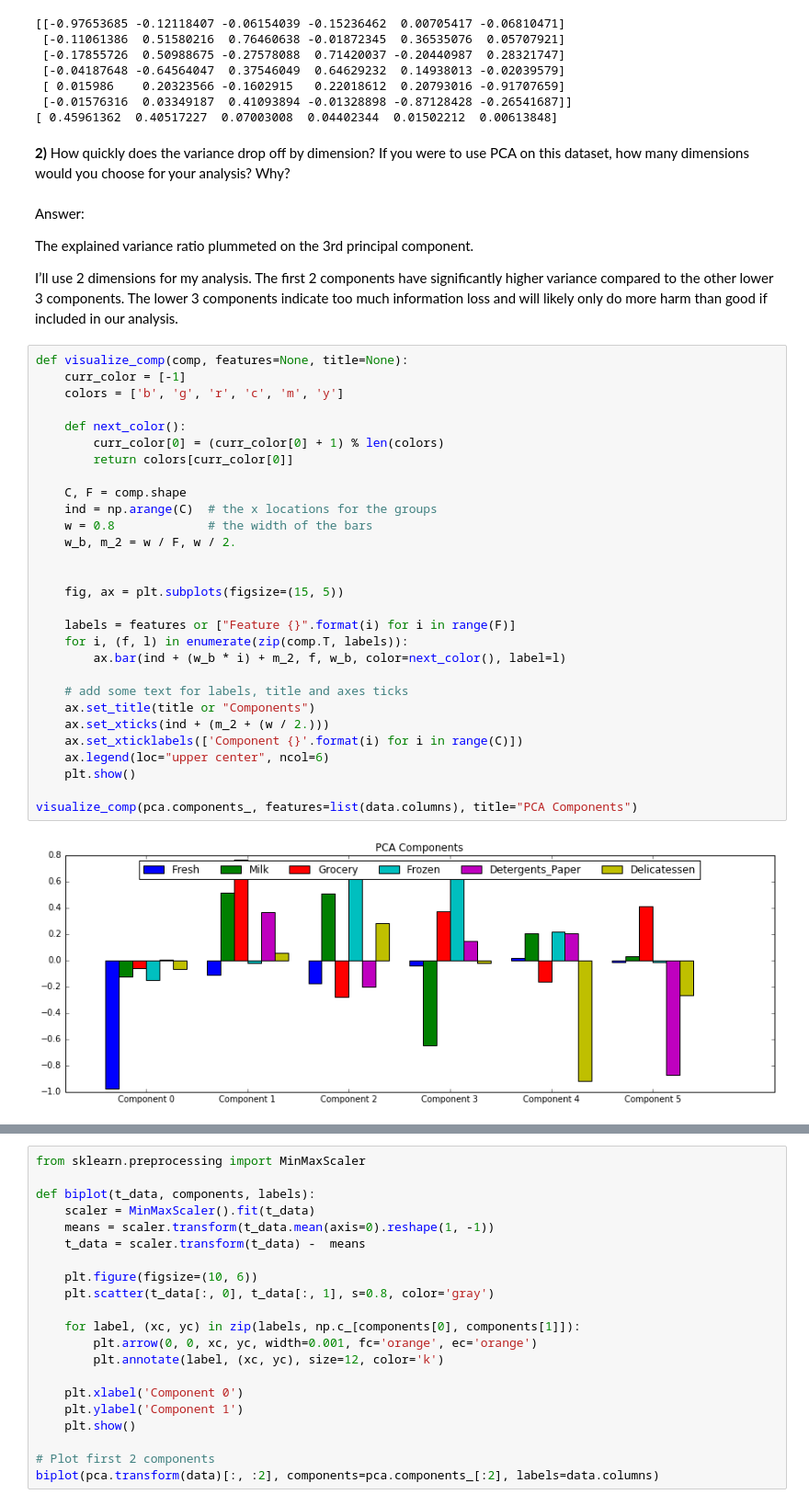
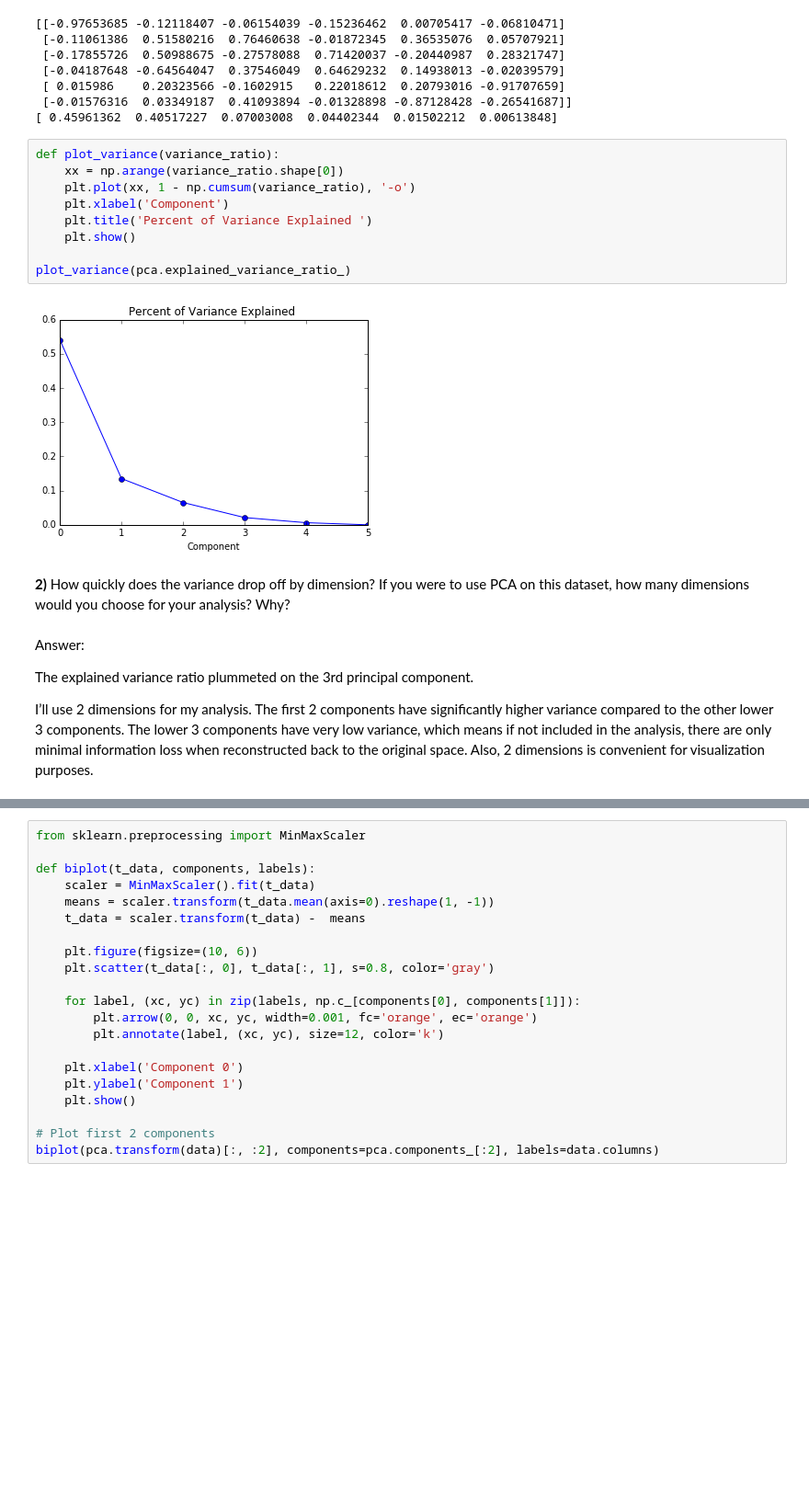
Before and after one commit to elbernante/customer-segments, a Jupyter notebook: customer_segments.ipynb, the cells around one changed output, grey strips where cells are left out. Shown: that part at 92% size. Drawn from its saved outputs; the diff is of its cells as text; blank space fills up the shorter version.

```diff
--- a/customer_segments.ipynb
+++ b/customer_segments.ipynb
@@ -58,6 +58,17 @@ print pca.explained_variance_ratio_
  [ 0.015986    0.20323566 -0.1602915   0.22018612  0.20793016 -0.91707659]
  [-0.01576316  0.03349187  0.41093894 -0.01328898 -0.87128428 -0.26541687]]
 [ 0.45961362  0.40517227  0.07003008  0.04402344  0.01502212  0.00613848]
+# %%
+def plot_variance(variance_ratio):
+    xx = np.arange(variance_ratio.shape[0])
+    plt.plot(xx, 1 - np.cumsum(variance_ratio), '-o')
+    plt.xlabel('Component')
+    plt.title('Percent of Variance Explained ')
+    plt.show()
+
+plot_variance(pca.explained_variance_ratio_)
+# %% [output]
+[figure, added]
 # %% [markdown]
 **2)** How quickly does the variance drop off by dimension? If you were to use PCA on this dataset, how many dimensions would you choose for your analysis? Why?
 # %% [markdown]
@@ -65,35 +76,4 @@ Answer:
 
 The explained variance ratio plummeted on the 3rd principal component.
 
-I’ll use 2 dimensions for my analysis. The first 2 components have significantly higher variance compared to the other lower 3 components. The lower 3 components indicate too much information loss and will likely only do more harm than good if included in our analysis.
+I’ll use 2 dimensions for my analysis. The first 2 components have significantly higher variance compared to the other lower 3 components. The lower 3 components have very low variance, which means if not included in the analysis, there are only minimal information loss when reconstructed back to the original space. Also, 2 dimensions is convenient for visualization purposes.
-# %%
-def visualize_comp(comp, features=None, title=None):
-    curr_color = [-1]
-    colors = ['b', 'g', 'r', 'c', 'm', 'y']
-
-    def next_color():
-        curr_color[0] = (curr_color[0] + 1) % len(colors)
-        return colors[curr_color[0]]
-
-    C, F = comp.shape
-    ind = np.arange(C)  # the x locations for the groups
-    w = 0.8             # the width of the bars
-    w_b, m_2 = w / F, w / 2.
-
-
-    fig, ax = plt.subplots(figsize=(15, 5))
-
-    labels = features or ["Feature {}".format(i) for i in range(F)]
-    for i, (f, l) in enumerate(zip(comp.T, labels)):
-        ax.bar(ind + (w_b * i) + m_2, f, w_b, color=next_color(), label=l)
-
-    # add some text for labels, title and axes ticks
-    ax.set_title(title or "Components")
-    ax.set_xticks(ind + (m_2 + (w / 2.)))
-    ax.set_xticklabels(['Component {}'.format(i) for i in range(C)])
-    ax.legend(loc="upper center", ncol=6)
-    plt.show()
-
-visualize_comp(pca.components_, features=list(data.columns), title="PCA Components")
-# %% [output]
-[figure, removed]
```
Also changed, not shown: parts of 20 cells of this notebook, 1 other file.
